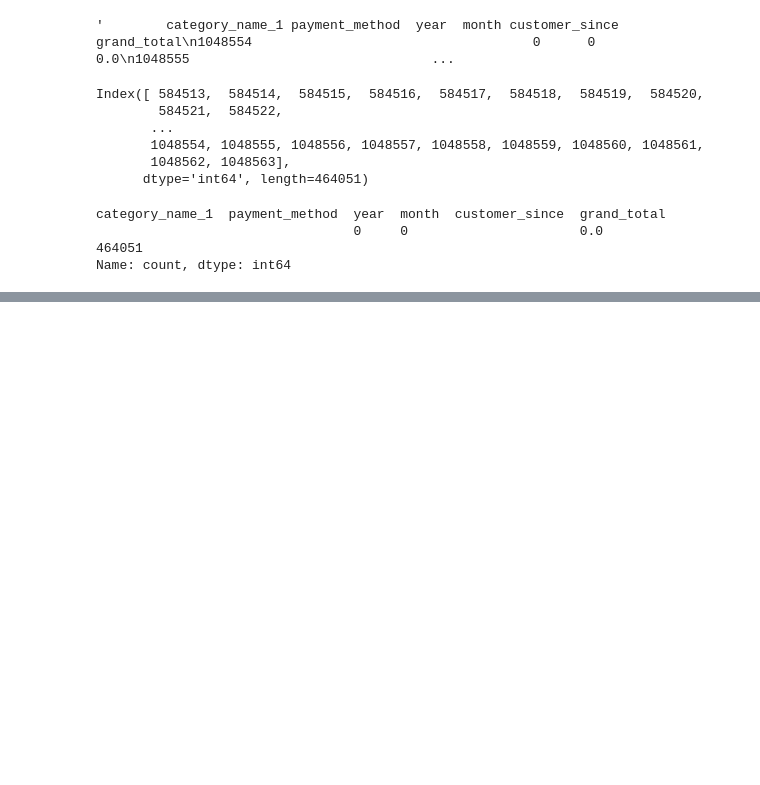
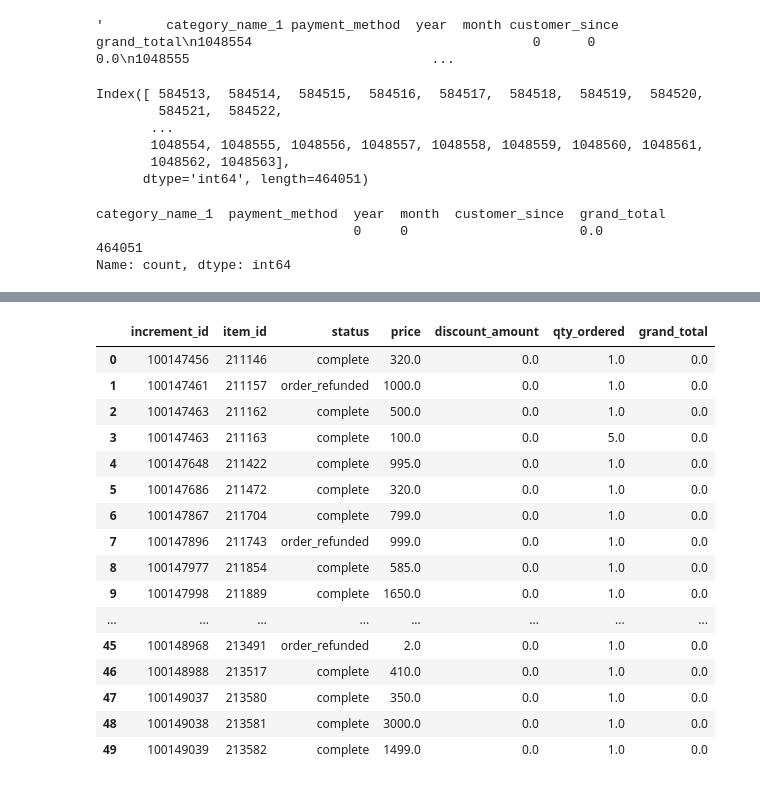
Before and after one commit to Udon-datascience/opendata_analysis, a Jupyter notebook: 3/3_analysis2.ipynb, the cells around one changed output, grey strips where cells are left out. Drawn from its saved outputs; the diff is of its cells as text; code cells hidden in the pictures; blank space fills up the shorter version.

Commit message:
create appropriate SQL table

```diff
--- a/3/3_analysis2.ipynb
+++ b/3/3_analysis2.ipynb
@@ -94,0 +252,36 @@ df=df.loc(584513:1048563,:)
+# %%
+query = """
+SELECT
+    increment_id,
+    item_id,
+    status,
+    price,
+    discount_amount,
+    qty_ordered,
+    grand_total
+FROM ecommerce_orders
+WHERE grand_total = 0
+  AND NOT year = 0
+  AND discount_amount = 0
+LIMIT 50;
+"""
+
+display(pd.read_sql(query, engine))
+# %% [output]
+|  | increment_id | item_id | status | price | discount_amount | qty_ordered | grand_total |
+| 0 | 100147456 | 211146 | complete | 320.0 | 0.0 | 1.0 | 0.0 |
+| 1 | 100147461 | 211157 | order_refunded | 1000.0 | 0.0 | 1.0 | 0.0 |
+| 2 | 100147463 | 211162 | complete | 500.0 | 0.0 | 1.0 | 0.0 |
+| 3 | 100147463 | 211163 | complete | 100.0 | 0.0 | 5.0 | 0.0 |
+| 4 | 100147648 | 211422 | complete | 995.0 | 0.0 | 1.0 | 0.0 |
+| 5 | 100147686 | 211472 | complete | 320.0 | 0.0 | 1.0 | 0.0 |
+| 6 | 100147867 | 211704 | complete | 799.0 | 0.0 | 1.0 | 0.0 |
+| 7 | 100147896 | 211743 | order_refunded | 999.0 | 0.0 | 1.0 | 0.0 |
+| 8 | 100147977 | 211854 | complete | 585.0 | 0.0 | 1.0 | 0.0 |
+| 9 | 100147998 | 211889 | complete | 1650.0 | 0.0 | 1.0 | 0.0 |
+| ... | ... | ... | ... | ... | ... | ... | ... |
+| 45 | 100148968 | 213491 | order_refunded | 2.0 | 0.0 | 1.0 | 0.0 |
+| 46 | 100148988 | 213517 | complete | 410.0 | 0.0 | 1.0 | 0.0 |
+| 47 | 100149037 | 213580 | complete | 350.0 | 0.0 | 1.0 | 0.0 |
+| 48 | 100149038 | 213581 | complete | 3000.0 | 0.0 | 1.0 | 0.0 |
+| 49 | 100149039 | 213582 | complete | 1499.0 | 0.0 | 1.0 | 0.0 |
```
Also changed, not shown: parts of 12 cells of this notebook, 1 other file.
